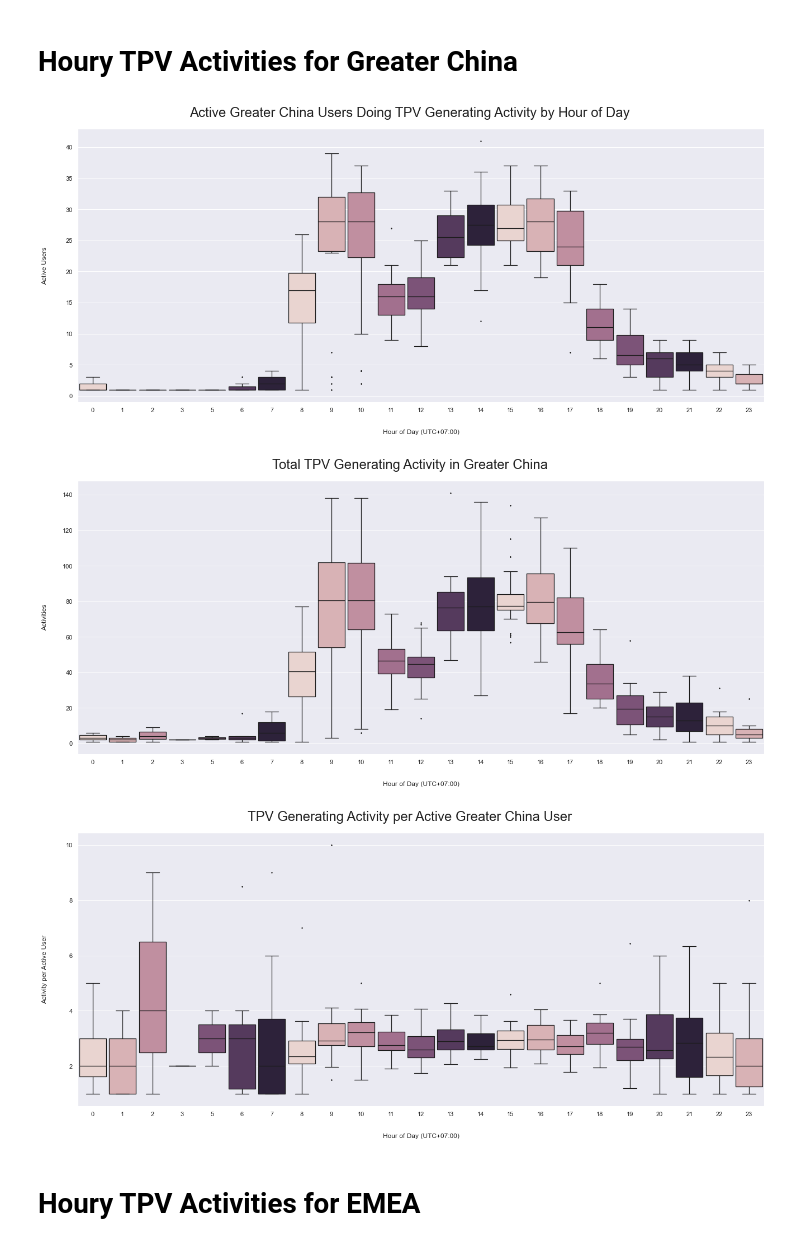
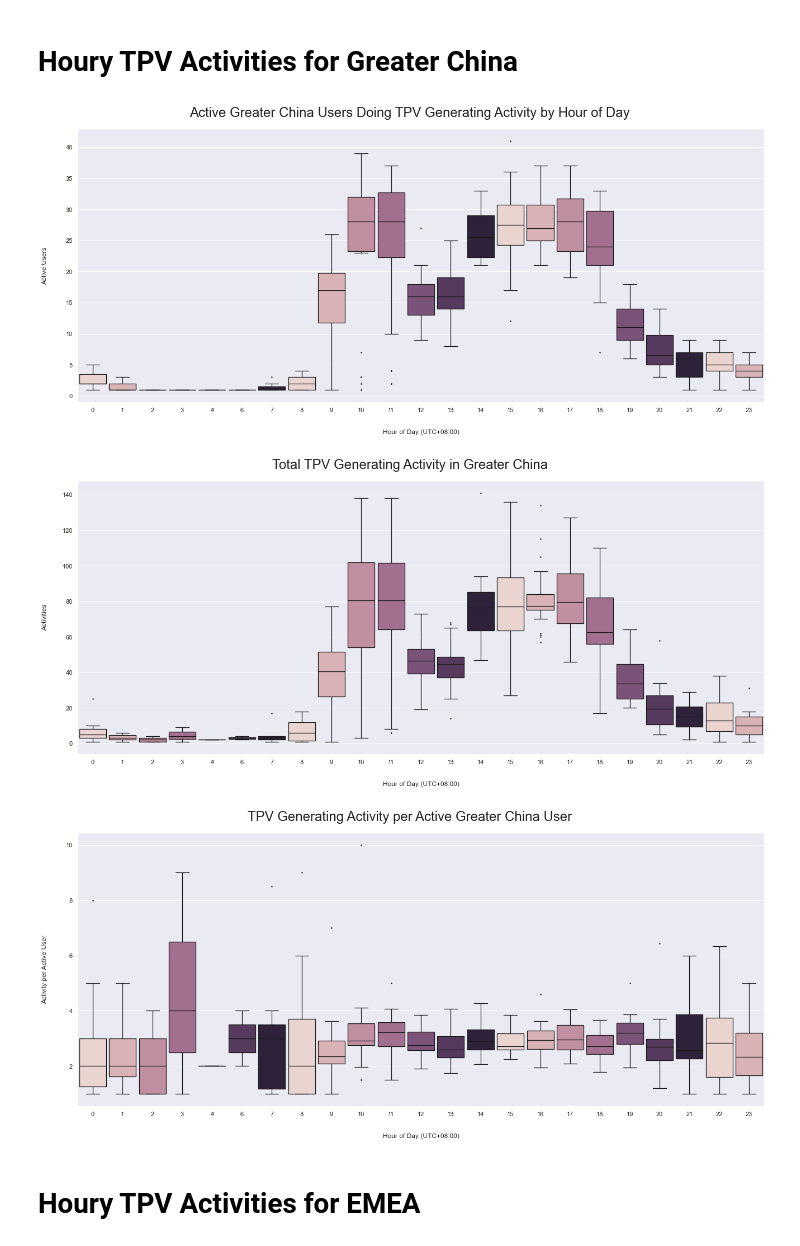
Before and after one commit to CocoZHG611/GC-Data-and-Analytics, a Jupyter notebook: User Activity Hourly.ipynb, the cells around one changed output. Cells and saved outputs as stored; diff of their text form; code cells hidden in the pictures.

```diff
--- a/User Activity Hourly.ipynb
+++ b/User Activity Hourly.ipynb
@@ -340,15 +339,15 @@ df_population = df_population.loc[df_population.ACTIVITY_YEAR_NUMBER >= 2020]
 df_population = df_population.loc[df_population.ACTIVITY_MONTH_NUMBER < 11]
 df_population = df_population.loc[df_population.ACTIVITY_IS_WORK_DAY == 1]
 
-df_population = offset_hours(shape_hourly_box(df_population), 7)
+df_population = offset_hours(shape_hourly_box(df_population), 8)
 # %%
-render_hourly_box(df_population, "CREATED_BY", "Active Greater China Users Doing TPV Generating Activity by Hour of Day", offset=7, ylabel='Active Users')
-render_hourly_box(df_population, "ACTIVITY_COUNT", "Total TPV Generating Activity in Greater China", offset=7, ylabel='Activities')
-render_hourly_box(df_population, "ACTIVITY_PER_USER", "TPV Generating Activity per Active Greater China User", offset=7, ylabel='Activity per Active User')
+render_hourly_box(df_population, "CREATED_BY", "Active Greater China Users Doing TPV Generating Activity by Hour of Day", offset=8, ylabel='Active Users')
+render_hourly_box(df_population, "ACTIVITY_COUNT", "Total TPV Generating Activity in Greater China", offset=8, ylabel='Activities')
+render_hourly_box(df_population, "ACTIVITY_PER_USER", "TPV Generating Activity per Active Greater China User", offset=8, ylabel='Activity per Active User')
 # %% [output]
-[figure, old version]
+[figure, new version]
-[figure, old version]
+[figure, new version]
-[figure, old version]
+[figure, new version]
 # %% [markdown]
 # Houry TPV Activities for EMEA
 # %%
```
Also changed, not shown: parts of 6 cells of this notebook.
